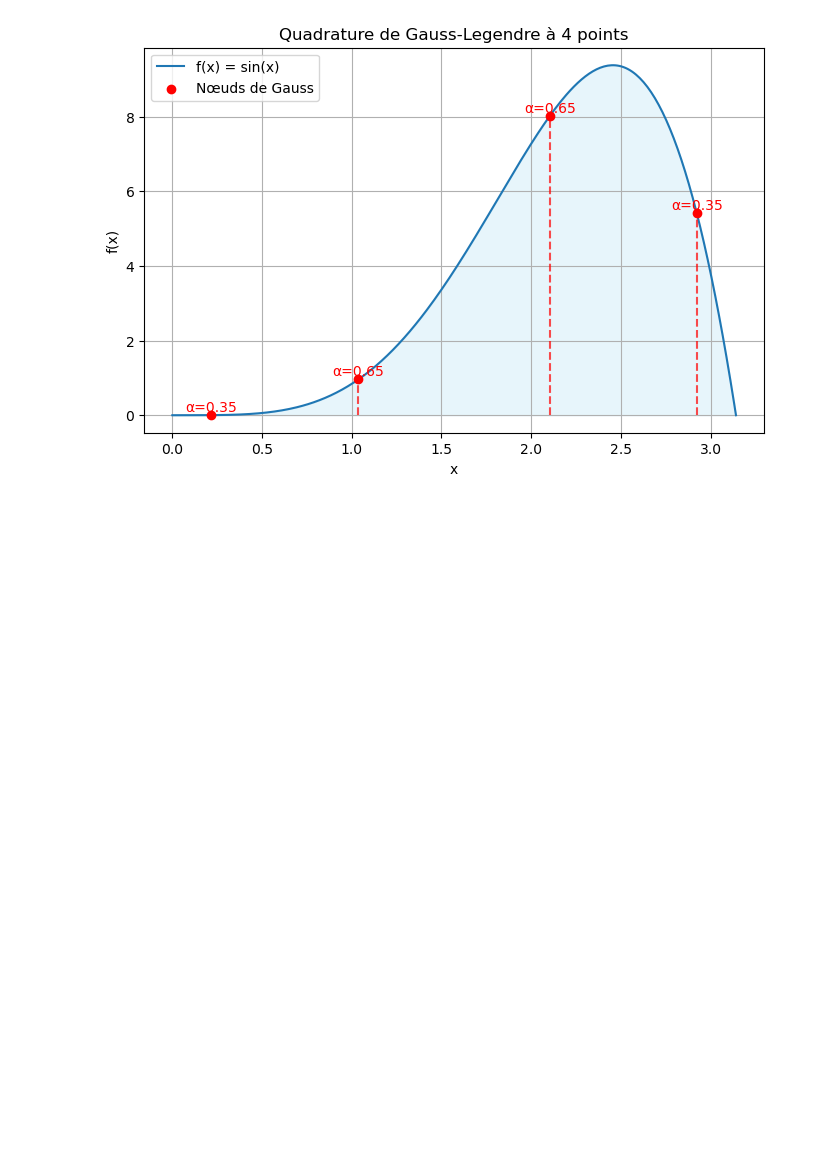
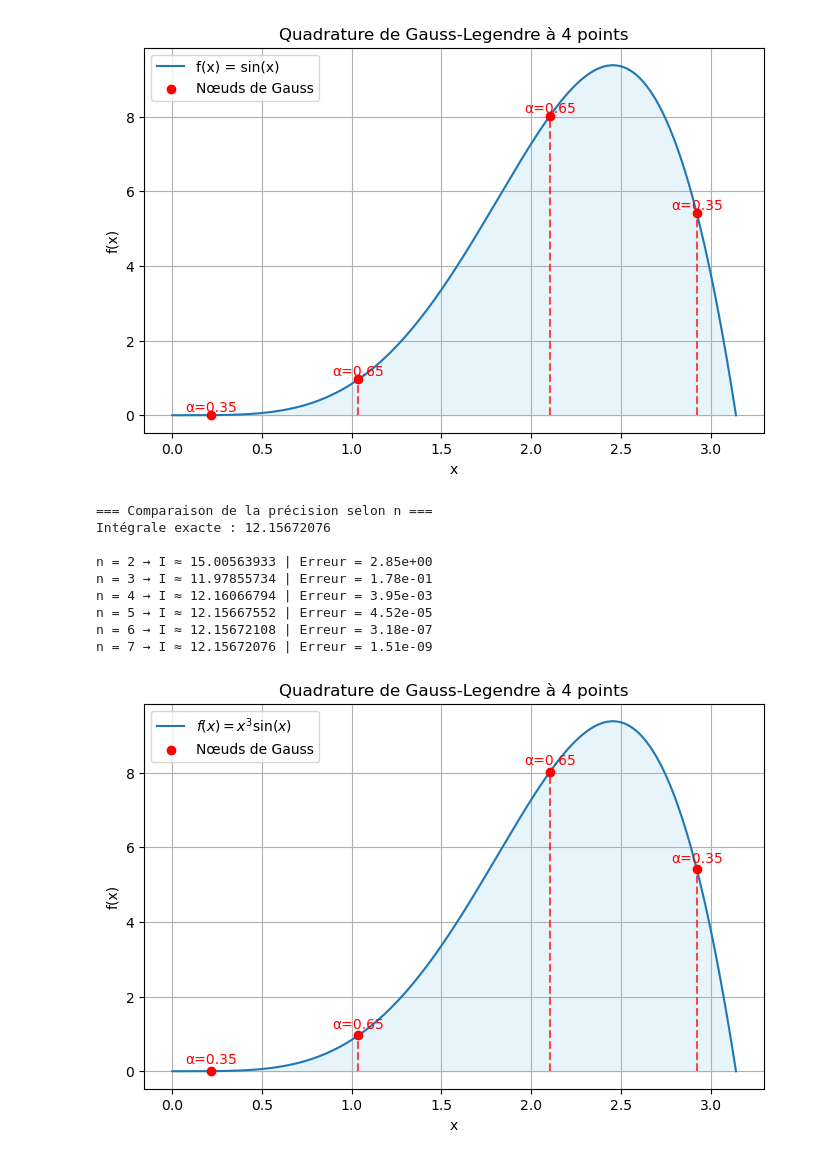
Before and after one commit to doumbia54malaye/AnalyseNumerique, a Jupyter notebook: GaussLegendre.ipynb, the cells around one changed output. Cells and saved outputs as stored; diff of their text form; code cells hidden in the pictures; blank space fills up the shorter version.

Commit message:
calcul d'erreur en fonction du nombre de point de gauss

```diff
--- a/GaussLegendre.ipynb
+++ b/GaussLegendre.ipynb
@@ -65,3 +66,77 @@ Intégrale exacte   : 12.15672076
 Intégrale approchée: 12.16066794
 Erreur absolue     : 3.95e-03
 [figure]
+# %%
+import numpy as np
+import matplotlib.pyplot as plt
+import sympy as sp
+
+# =====================================
+#  Fonction de quadrature de Gauss-Legendre
+# =====================================
+def gauss_legendre(f, a, b, n):
+
+    """Calcule l’intégrale approchée de f(x) sur [a,b] par la quadrature de Gauss-Legendre à n points."""
+
+    nodes, weights = np.polynomial.legendre.leggauss(n)
+    t = 0.5 * (b - a) * nodes + 0.5 * (a + b)
+    vals = np.array([f(x) for x in t])
+    return 0.5 * (b - a) * np.dot(weights, vals)
+
+# =====================================
+# Définition symbolique avec sympy
+# =====================================
+x = sp.Symbol('x')
+f = x**3 * sp.sin(x)
+a, b = 0, sp.pi
+f_num = sp.lambdify(x, f, modules=['numpy'])
+# Calcul de l'intégrale exacte
+I_exact = sp.integrate(f, (x, a, b))
+
+# =====================================
+# Comparaison pour plusieurs valeurs de n
+# =====================================
+print("=== Comparaison de la précision selon n ===")
+print(f"Intégrale exacte : {float(I_exact):.8f}\n")
+
+for n in range(2, 8):
+    I_approx = gauss_legendre(f_num, float(a), float(b), n)
+    erreur = abs(I_exact - I_approx)
+    print(f"n = {n} → I ≈ {I_approx:.8f} | Erreur = {float(erreur):.2e}")
+
+# =====================================
+#  Représentation graphique pour un n choisi
+# =====================================
+n = 4
+nodes, weights = np.polynomial.legendre.leggauss(n)
+t = 0.5 * (float(b) - float(a)) * nodes + 0.5 * (float(a) + float(b))
+
+# Tracé de la fonction et des points de Gauss
+x_n = np.linspace(float(a), float(b), 400)
+plt.figure(figsize=(8,5))
+plt.plot(x_n, f_num(x_n), label=r'$f(x) = x^3 \sin(x)$')
+plt.fill_between(x_n, f_num(x_n), alpha=0.2, color='skyblue')
+
+# Points de Gauss
+plt.scatter(t, f_num(t), color='red', label='Nœuds de Gauss', zorder=5)
+for i in range(n):
+    plt.vlines(t[i], 0, f_num(t[i]), colors='red', linestyles='dashed', alpha=0.7)
+    plt.text(t[i], f_num(t[i])+0.2, f'α={weights[i]:.2f}', ha='center', color='red')
+
+plt.title(f"Quadrature de Gauss-Legendre à {n} points")
+plt.xlabel("x")
+plt.ylabel("f(x)")
+plt.legend()
+plt.grid(True)
+plt.show()
+# %% [output]
+=== Comparaison de la précision selon n ===
+Intégrale exacte : 12.15672076
+
+n = 2 → I ≈ 15.00563933 | Erreur = 2.85e+00
+n = 3 → I ≈ 11.97855734 | Erreur = 1.78e-01
+n = 4 → I ≈ 12.16066794 | Erreur = 3.95e-03
+n = 5 → I ≈ 12.15667552 | Erreur = 4.52e-05
+n = 6 → I ≈ 12.15672108 | Erreur = 3.18e-07
+n = 7 → I ≈ 12.15672076 | Erreur = 1.51e-09
+[figure, added]
```
Also changed, not shown: parts of 1 cell of this notebook.
